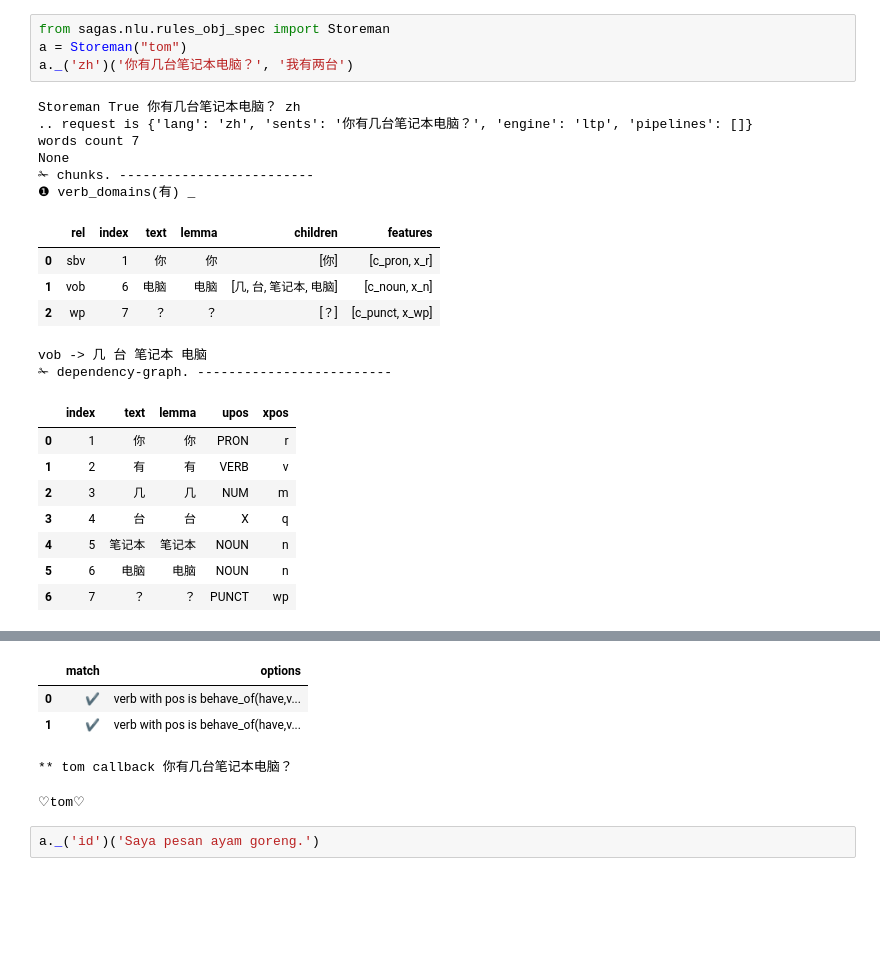
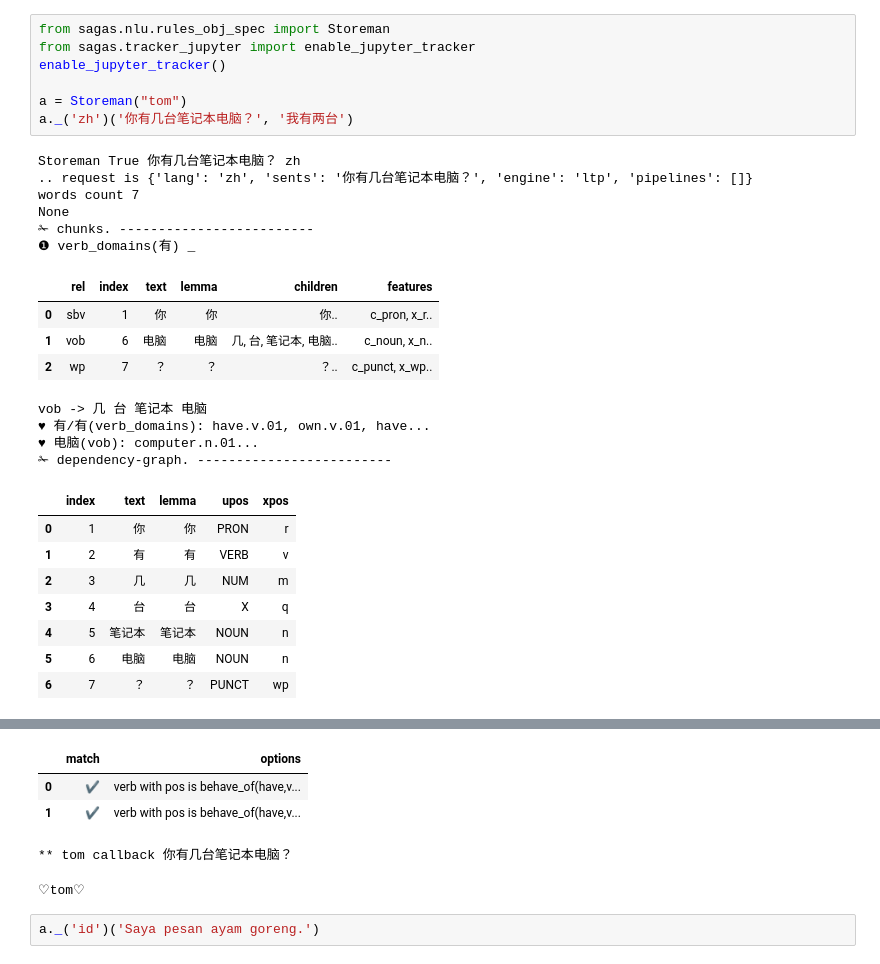
Before and after one commit to samlet/stack, a Jupyter notebook: spacy-2.1/procs-aiobj.ipynb, the cells around one changed output, grey strips where cells are left out. Drawn from its saved outputs; the diff is of its cells as text; blank space fills up the shorter version.

```diff
--- a/spacy-2.1/procs-aiobj.ipynb
+++ b/spacy-2.1/procs-aiobj.ipynb
@@ -1,19 +1,24 @@
 # %%
 from sagas.nlu.rules_obj_spec import Storeman
+from sagas.tracker_jupyter import enable_jupyter_tracker
+enable_jupyter_tracker()
+
 a = Storeman("tom")
 a._('zh')('你有几台笔记本电脑？', '我有两台')
 # %% [output]
 Storeman True 你有几台笔记本电脑？ zh
 .. request is {'lang': 'zh', 'sents': '你有几台笔记本电脑？', 'engine': 'ltp', 'pipelines': []}
 words count 7
 None
 ✁ chunks. -------------------------
 ❶ verb_domains(有) _
 |  | rel | index | text | lemma | children | features |
-| 0 | sbv | 1 | 你 | 你 | [你] | [c_pron, x_r] |
-| 1 | vob | 6 | 电脑 | 电脑 | [几, 台, 笔记本, 电脑] | [c_noun, x_n] |
-| 2 | wp | 7 | ？ | ？ | [？] | [c_punct, x_wp] |
+| 0 | sbv | 1 | 你 | 你 | 你.. | c_pron, x_r.. |
+| 1 | vob | 6 | 电脑 | 电脑 | 几, 台, 笔记本, 电脑.. | c_noun, x_n.. |
+| 2 | wp | 7 | ？ | ？ | ？.. | c_punct, x_wp.. |
 vob -> 几 台 笔记本 电脑
+♥ 有/有(verb_domains): have.v.01, own.v.01, have...
+♥ 电脑(vob): computer.n.01...
 ✁ dependency-graph. -------------------------
 |  | index | text | lemma | upos | xpos |
 | 0 | 1 | 你 | 你 | PRON | r |
```
Also changed, not shown: parts of 1 cell of this notebook, 15 other files.
